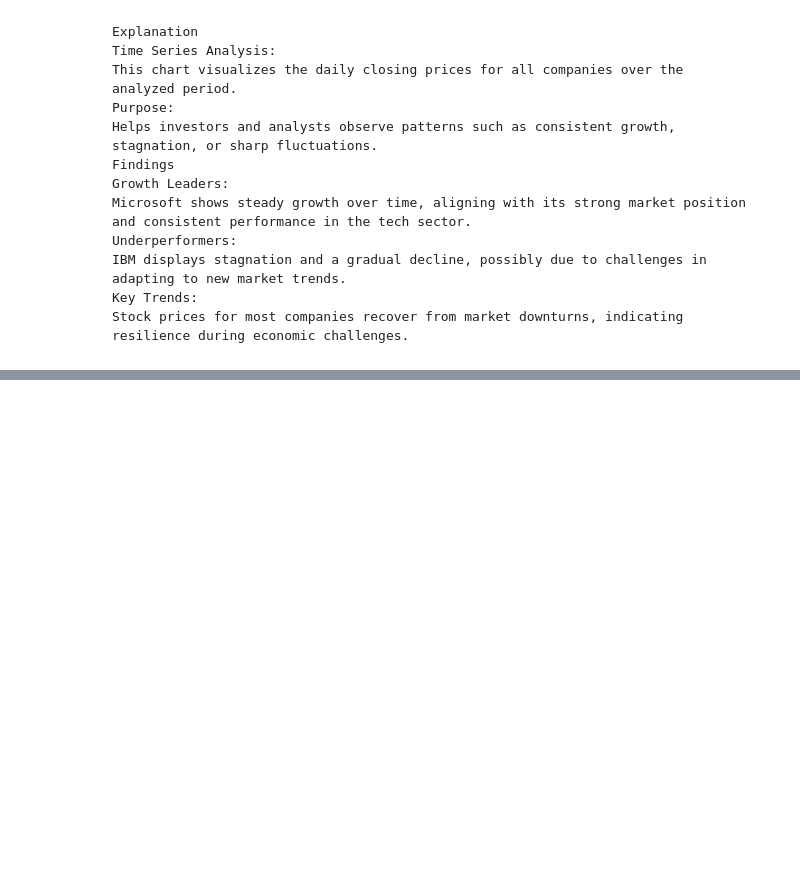
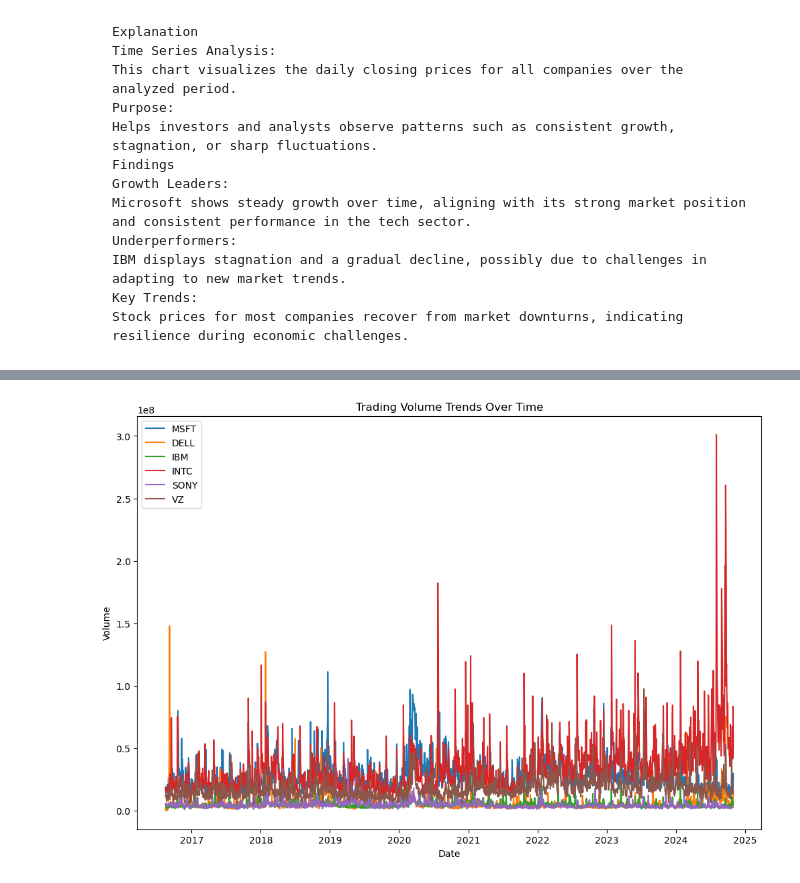
Before and after one commit to AnshumanTiwary35canada/CMSC_6950_project, a Jupyter notebook: Final project .ipynb, the cells around one changed output, grey strips where cells are left out. Saved outputs shown, nothing was run; the diff lists cells and outputs as text; code cells hidden in the pictures; blank space fills up the shorter version.

```diff
--- a/Final project .ipynb
+++ b/Final project .ipynb
@@ -146,0 +182,16 @@ Stock prices for most companies recover from market downturns, indicating resili
+# %%
+# Extract trading volumes for all companies
+volume_trends = merged_data.filter(like="_Volume")
+
+
+# Plot volume trends for all companies
+plt.figure(figsize=(12, 8))
+for col in volume_trends.columns:
+    plt.plot(merged_data['Date'], volume_trends[col], label=col.replace("_Volume", ""))
+plt.title('Trading Volume Trends Over Time')
+plt.xlabel('Date')
+plt.ylabel('Volume')
+plt.legend()
+plt.show()
+# %% [output]
+[figure, added]
```
Also changed, not shown: parts of 21 cells of this notebook.
